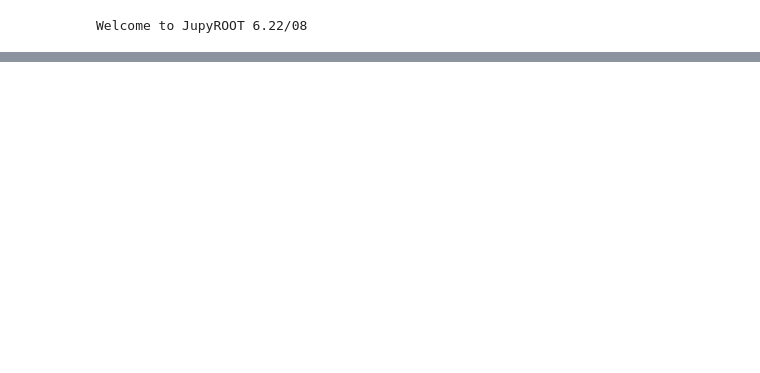
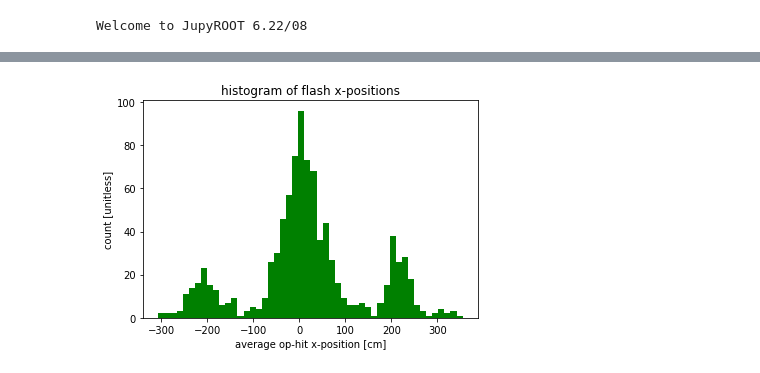
Before and after one commit to nbs25/pmt_analyses, a Jupyter notebook: cathode_transparency.ipynb, the cells around one changed output, grey strips where cells are left out. Saved outputs shown, nothing was run; the diff lists cells and outputs as text; code cells hidden in the pictures; blank space fills up the shorter version.

```diff
--- a/cathode_transparency.ipynb
+++ b/cathode_transparency.ipynb
@@ -55,9 +55,9 @@ mb_events  = {}
 
 for record in mb_geotree:
     for channel in range(len(record.pmt_x)):
-        mb_pmts[channel+1] = PMT((record.pmt_x,
-                                  record.pmt_y,
-                                  record.pmt_z))
+        mb_pmts[channel] = PMT((record.pmt_x[channel],
+                                record.pmt_y[channel],
+                                record.pmt_z[channel]))
 
 for event in mb_eventstree:
     mb_events[event.event]=Event([event.run,
@@ -141,3 +141,12 @@ for ophit in mb_opflashCryoW_ophittree:
                     ophit.pe,
                     ophit.width,
                     ophit.fast_to_total])
+    (((mb_events[_ophit.event]).GetFlashes())[_ophit.flash_id]).AddOpHit(_ophit)
+# %%
+xavg=[]
+for event_number, event in mb_events.items():
+    for flash_number, flash in event.GetFlashes().items():
+        x = [ophit.GetPosition(mb_pmts)[0] for ophit in flash.GetOpHits()]
+        if len(x) != 0:
+            xavg.append(sum(x)/len(x))
+print(xavg)
@@ -143,0 +176,9 @@ for ophit in mb_opflashCryoW_ophittree:
+# %%
+# the histogram of the data
+n, bins, patches = plt.hist(xavg, 50, facecolor='g')
+plt.ylabel('count [unitless]')
+plt.xlabel('average op-hit x-position [cm]')
+plt.title('histogram of flash x-positions')
+plt.show()
+# %% [output]
+[figure, added]
```
Also changed, not shown: parts of 2 cells of this notebook, 1 other file.
